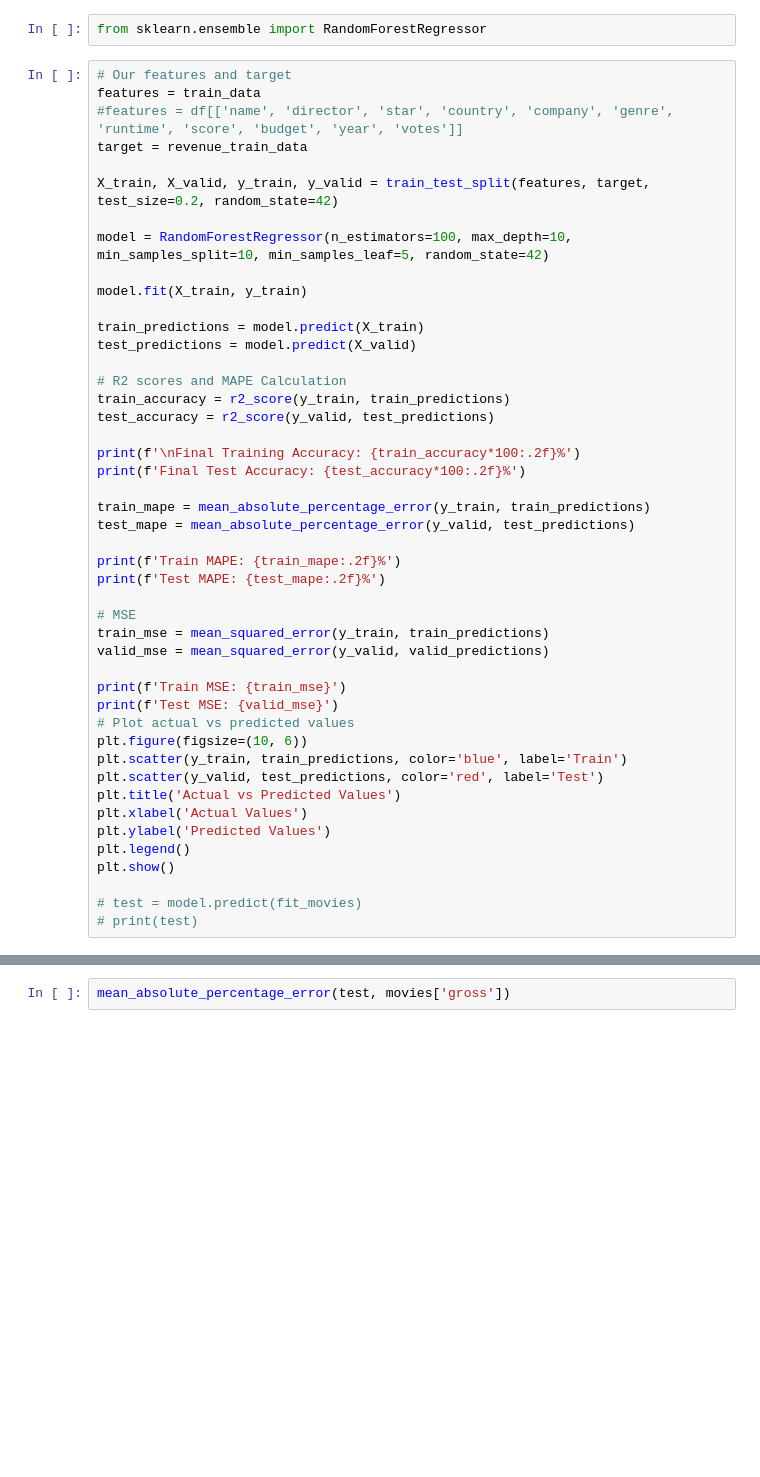
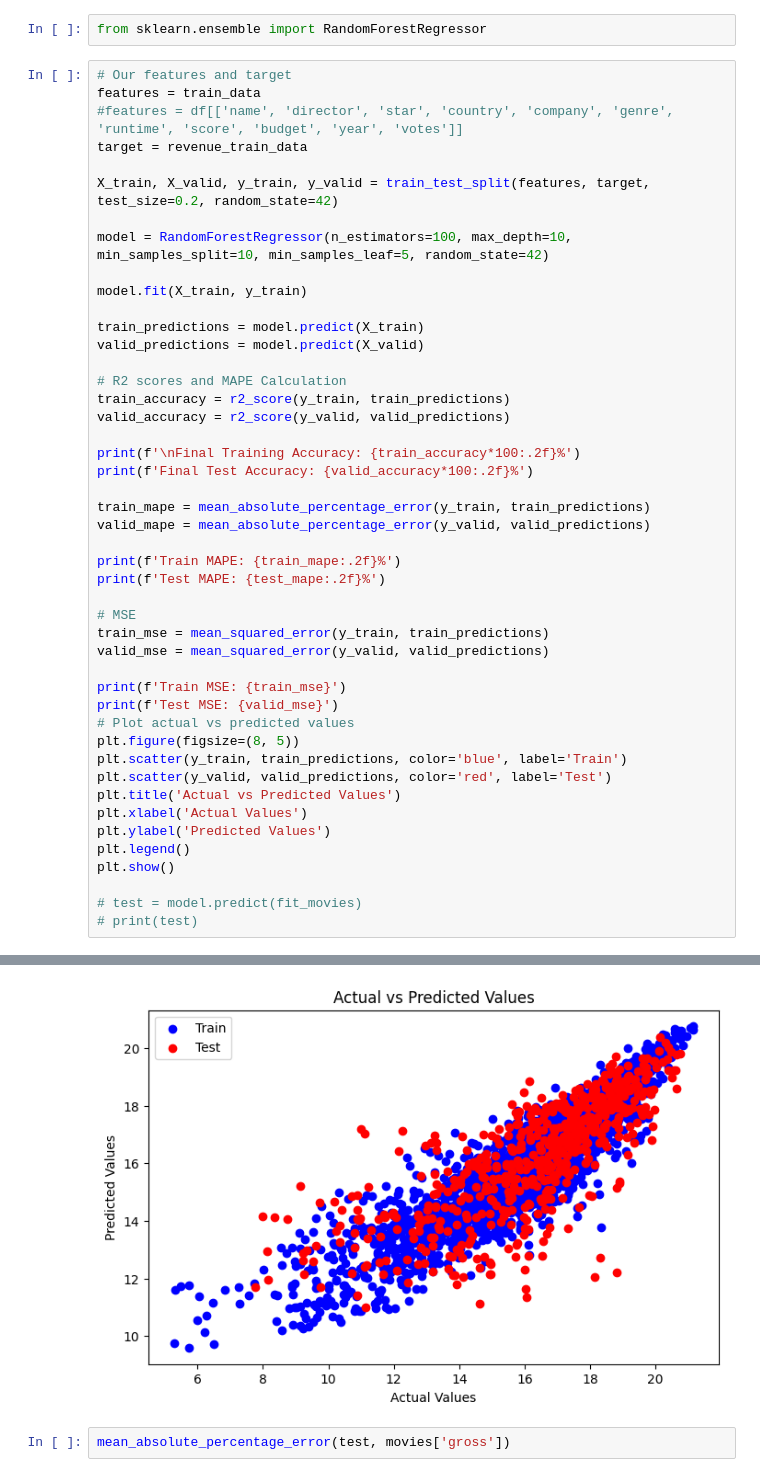
Before and after one commit to Page0526/machine-learning-project, a Jupyter notebook: models/movie-revenue-prediction.ipynb, the cells around one changed output, grey strips where cells are left out. Drawn from its saved outputs; the diff is of its cells as text; blank space fills up the shorter version.

Commit message:
update model

```diff
--- a/models/movie-revenue-prediction.ipynb
+++ b/models/movie-revenue-prediction.ipynb
@@ -449,17 +520,17 @@ model = RandomForestRegressor(n_estimators=100, max_depth=10, min_samples_split=
 model.fit(X_train, y_train)
 
 train_predictions = model.predict(X_train)
-test_predictions = model.predict(X_valid)
+valid_predictions = model.predict(X_valid)
 
 # R2 scores and MAPE Calculation
 train_accuracy = r2_score(y_train, train_predictions)
-test_accuracy = r2_score(y_valid, test_predictions)
+valid_accuracy = r2_score(y_valid, valid_predictions)
 
 print(f'\nFinal Training Accuracy: {train_accuracy*100:.2f}%')
-print(f'Final Test Accuracy: {test_accuracy*100:.2f}%')
+print(f'Final Test Accuracy: {valid_accuracy*100:.2f}%')
 
 train_mape = mean_absolute_percentage_error(y_train, train_predictions)
-test_mape = mean_absolute_percentage_error(y_valid, test_predictions)
+valid_mape = mean_absolute_percentage_error(y_valid, valid_predictions)
 
 print(f'Train MAPE: {train_mape:.2f}%')
 print(f'Test MAPE: {test_mape:.2f}%')
@@ -471,9 +542,9 @@ valid_mse = mean_squared_error(y_valid, valid_predictions)
 print(f'Train MSE: {train_mse}')
 print(f'Test MSE: {valid_mse}')
 # Plot actual vs predicted values
-plt.figure(figsize=(10, 6))
+plt.figure(figsize=(8, 5))
 plt.scatter(y_train, train_predictions, color='blue', label='Train')
-plt.scatter(y_valid, test_predictions, color='red', label='Test')
+plt.scatter(y_valid, valid_predictions, color='red', label='Test')
 plt.title('Actual vs Predicted Values')
 plt.xlabel('Actual Values')
 plt.ylabel('Predicted Values')
@@ -482,3 +553,4 @@ plt.show()
 
 # test = model.predict(fit_movies)
 # print(test)
+# %% [output]
@@ -485,3 +563,4 @@ plt.show()
+[figure, added]
 # %%
 mean_absolute_percentage_error(test, movies['gross'])
 # %%
```
Also changed, not shown: parts of 25 cells of this notebook, 1 other file.
